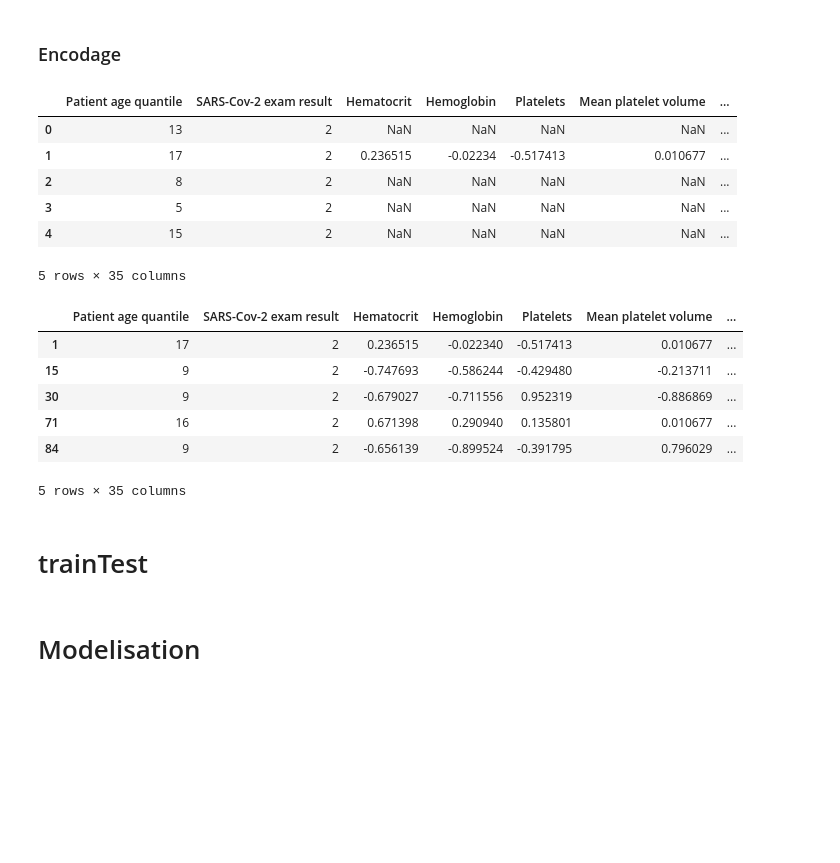
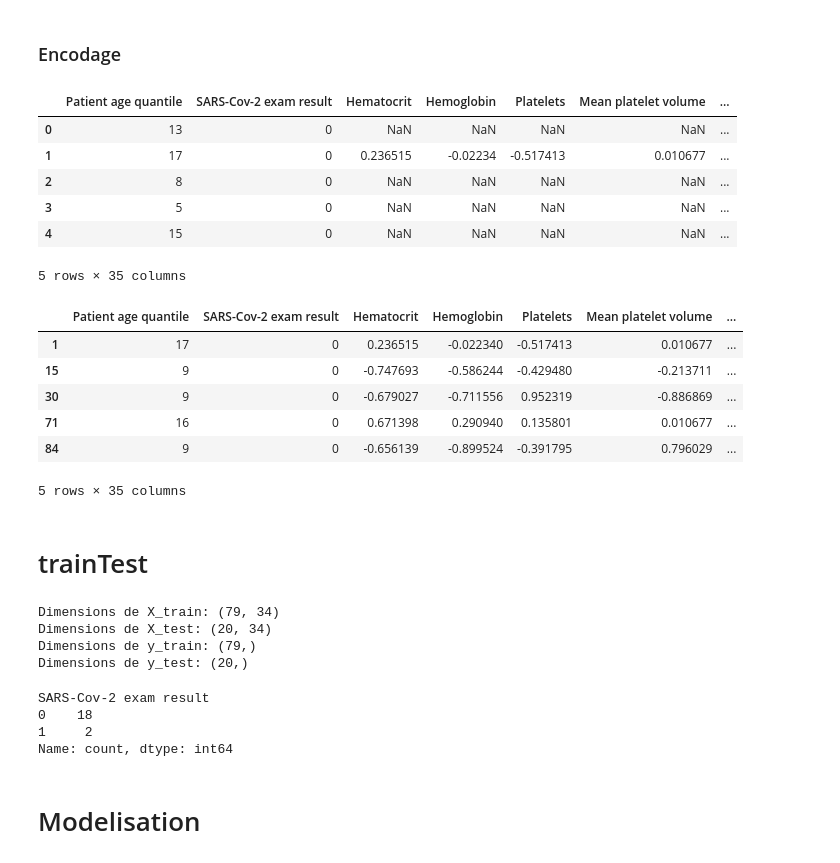
Before and after one commit to DST-NDIAYE/COVID-19, a Jupyter notebook: projet-covid.ipynb, the cells around one changed output. Cells and saved outputs as stored; diff of their text form; code cells hidden in the pictures; blank space fills up the shorter version.

Commit message:
resulate de l'evoluation de notre modele

```diff
--- a/projet-covid.ipynb
+++ b/projet-covid.ipynb
@@ -247,10 +259,10 @@ df.shape
 # %%
 def Encodage(dataset):
     code = {
-        'positive' : 1,
-        'negative': 2,
-        'detected': 3,
-        'not_detected': 4
+        'positive': 1,
+        'negative': 0,
+        'detected': 2,
+        'not_detected': 3
     }
     for col in dataset.select_dtypes('object'):
         dataset[col] = df[col].map(code)
@@ -267,23 +274,24 @@ def preprocessing(dataset):
 # %%
+df = Encodage(df)
 df.head()
 # %% [output]
 |  | Patient age quantile | SARS-Cov-2 exam result | Hematocrit | Hemoglobin | Platelets | Mean platelet volume | ... |
-| 0 | 13 | 2 | NaN | NaN | NaN | NaN | ... |
-| 1 | 17 | 2 | 0.236515 | -0.02234 | -0.517413 | 0.010677 | ... |
-| 2 | 8 | 2 | NaN | NaN | NaN | NaN | ... |
-| 3 | 5 | 2 | NaN | NaN | NaN | NaN | ... |
-| 4 | 15 | 2 | NaN | NaN | NaN | NaN | ... |
+| 0 | 13 | 0 | NaN | NaN | NaN | NaN | ... |
+| 1 | 17 | 0 | 0.236515 | -0.02234 | -0.517413 | 0.010677 | ... |
+| 2 | 8 | 0 | NaN | NaN | NaN | NaN | ... |
+| 3 | 5 | 0 | NaN | NaN | NaN | NaN | ... |
+| 4 | 15 | 0 | NaN | NaN | NaN | NaN | ... |
 5 rows × 35 columns
 # %%
 my_new_data= df.dropna(axis=0)
 my_new_data.head()
 # %% [output]
 |  | Patient age quantile | SARS-Cov-2 exam result | Hematocrit | Hemoglobin | Platelets | Mean platelet volume | ... |
-| 1 | 17 | 2 | 0.236515 | -0.022340 | -0.517413 | 0.010677 | ... |
-| 15 | 9 | 2 | -0.747693 | -0.586244 | -0.429480 | -0.213711 | ... |
-| 30 | 9 | 2 | -0.679027 | -0.711556 | 0.952319 | -0.886869 | ... |
-| 71 | 16 | 2 | 0.671398 | 0.290940 | 0.135801 | 0.010677 | ... |
-| 84 | 9 | 2 | -0.656139 | -0.899524 | -0.391795 | 0.796029 | ... |
+| 1 | 17 | 0 | 0.236515 | -0.022340 | -0.517413 | 0.010677 | ... |
+| 15 | 9 | 0 | -0.747693 | -0.586244 | -0.429480 | -0.213711 | ... |
+| 30 | 9 | 0 | -0.679027 | -0.711556 | 0.952319 | -0.886869 | ... |
+| 71 | 16 | 0 | 0.671398 | 0.290940 | 0.135801 | 0.010677 | ... |
+| 84 | 9 | 0 | -0.656139 | -0.899524 | -0.391795 | 0.796029 | ... |
 5 rows × 35 columns
 # %% [markdown]
 # trainTest
@@ -294,3 +298,28 @@ X_train , X_test , Y_train , Y_test = train_test_split( my_new_data.drop(key_col
+# %%
+from sklearn.model_selection import train_test_split
+
+X = my_new_data.drop(columns=key_columns[1])
+y = my_new_data[key_columns[1]]
+
+X_train, X_test, y_train, y_test = train_test_split(X, y, test_size=0.2, random_state=42)
+
+# Vérifier les dimensions des ensembles
+print("Dimensions de X_train:", X_train.shape)
+print("Dimensions de X_test:", X_test.shape)
+print("Dimensions de y_train:", y_train.shape)
+print("Dimensions de y_test:", y_test.shape)
+# %% [output]
+Dimensions de X_train: (79, 34)
+Dimensions de X_test: (20, 34)
+Dimensions de y_train: (79,)
+Dimensions de y_test: (20,)
+# %%
+y_test.value_counts()
+# %% [output]
+SARS-Cov-2 exam result
+0    18
+1     2
+Name: count, dtype: int64
 # %% [markdown]
 # Modelisation
 # %%
```
Also changed, not shown: parts of 5 cells of this notebook.
